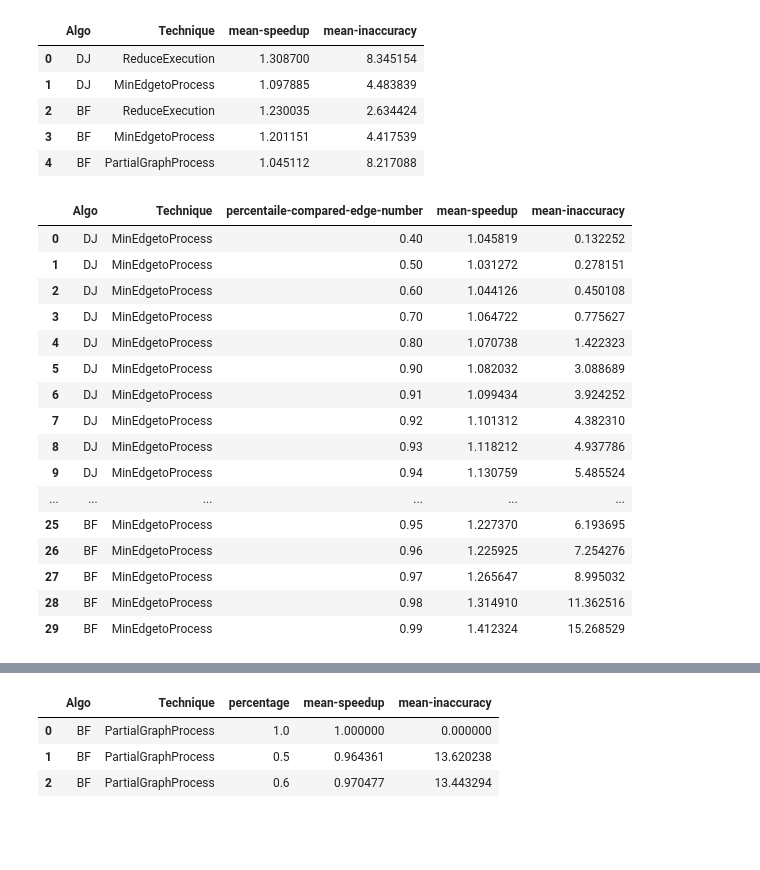
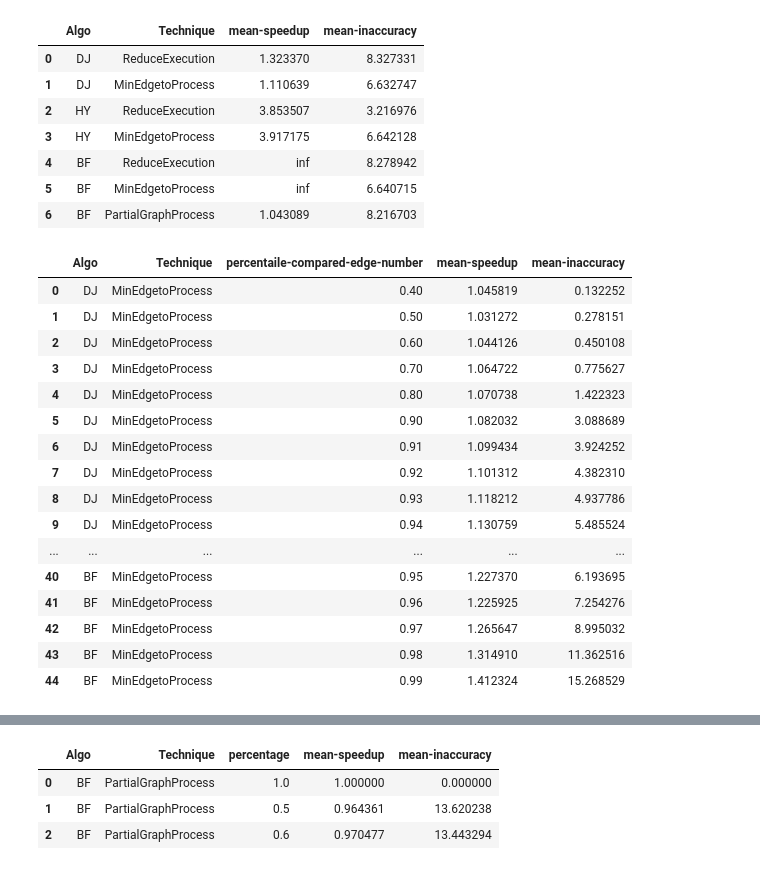
Before and after one commit to busenuraktilav/GPUProject, a Jupyter notebook: model_prediction/graphical_visuals_for_paper.ipynb, the cells around one changed output, grey strips where cells are left out. Drawn from its saved outputs; the diff is of its cells as text; code cells hidden in the pictures; blank space fills up the shorter version.

```diff
--- a/model_prediction/graphical_visuals_for_paper.ipynb
+++ b/model_prediction/graphical_visuals_for_paper.ipynb
@@ -7,11 +7,13 @@ from numpy import std
 import matplotlib.pyplot as plt
 import matplotlib.path as mpath
 # %%
-df_b = pd.read_csv("bellman_ford_performance_results.csv")
-df_d = pd.read_csv("dijkstra_performance_results.csv")
+df_b = pd.read_csv("bellman_performance_results_final.csv")
+df_d = pd.read_csv("dijkstra_performance_results_final.csv")
+df_h = pd.read_csv("hybrid_performance_results_final.csv")
 
 nv_list_b = df_b.vertexNum.unique()
 nv_list_d = df_d.vertexNum.unique()
+nv_list_h = df_h.vertexNum.unique()
 # %%
 ############# BELLMAN-FORD SPEEDUP #############
 
@@ -299,6 +382,35 @@ count = 0.0
 speedupSum = 0.0
 errorSum = 0.0
 for i in minProcessEdge_list_d:
+    for j in i:
+        speedupSum += j[0]
+        errorSum += j[1]
+        count+=1
+
+l.append(speedupSum/count)
+l.append(errorSum/count)
+data.append(l)
+
+
+l = ["HY", "ReduceExecution"]
+count = 0.0
+speedupSum = 0.0
+errorSum = 0.0
+for i in iterationNum_list_h:
+    for j in i:
+        speedupSum += j[0]
+        errorSum += j[1]
+        count+=1
+
+l.append(speedupSum/count)
+l.append(errorSum/count)
+data.append(l)
+
+l = ["HY", "MinEdgetoProcess"]
+count = 0.0
+speedupSum = 0.0
+errorSum = 0.0
+for i in minProcessEdge_list_h:
     for j in i:
         speedupSum += j[0]
         errorSum += j[1]
@@ -330,38 +442,40 @@ errorSum = 0.0
 for i in minProcessEdge_list_b:
     for j in i:
         speedupSum += j[0]
         errorSum += j[1]
         count+=1
 
 l.append(speedupSum/count)
 l.append(errorSum/count)
 data.append(l)
 
 
 l = ["BF", "PartialGraphProcess"]
 count = 0.0
 speedupSum = 0.0
 errorSum = 0.0
 for i in percentage_list_b:
     for j in i:
         speedupSum += j[0]
         errorSum += j[1]
         count+=1
 
 l.append(speedupSum/count)
 l.append(errorSum/count)
 data.append(l)
 
 df = pd.DataFrame(data, columns = ['Algo', 'Technique', 'mean-speedup', 'mean-inaccuracy'])
 
 df
 # %% [output]
 |  | Algo | Technique | mean-speedup | mean-inaccuracy |
-| 0 | DJ | ReduceExecution | 1.308700 | 8.345154 |
-| 1 | DJ | MinEdgetoProcess | 1.097885 | 4.483839 |
-| 2 | BF | ReduceExecution | 1.230035 | 2.634424 |
-| 3 | BF | MinEdgetoProcess | 1.201151 | 4.417539 |
-| 4 | BF | PartialGraphProcess | 1.045112 | 8.217088 |
+| 0 | DJ | ReduceExecution | 1.323370 | 8.327331 |
+| 1 | DJ | MinEdgetoProcess | 1.110639 | 6.632747 |
+| 2 | HY | ReduceExecution | 3.853507 | 3.216976 |
+| 3 | HY | MinEdgetoProcess | 3.917175 | 6.642128 |
+| 4 | BF | ReduceExecution | inf | 8.278942 |
+| 5 | BF | MinEdgetoProcess | inf | 6.640715 |
+| 6 | BF | PartialGraphProcess | 1.043089 | 8.216703 |
 # %%
 data = [];
 p = [0.4, 0.5, 0.6, 0.7, 0.8, 0.9, 0.91, 0.92, 0.93, 0.94, 0.95, 0.96, 0.97, 0.98, 0.99]
@@ -377,6 +491,25 @@ for j in  range(1,16):
 
         speedupSum += minProcessEdge_list_d[i][j][0]
         errorSum += minProcessEdge_list_d[i][j][1]
+
+    l.append(p[j-1])
+    l.append(speedupSum/5)
+    l.append(errorSum/5)
+    data.append(l)
+
+
+
+for j in  range(1,16):
+
+    l = ["HY", "MinEdgetoProcess"]
+    count = 0.0
+    speedupSum = 0.0
+    errorSum = 0.0
+
+    for i in range(0,5):
+
+        speedupSum += minProcessEdge_list_h[i][j][0]
+        errorSum += minProcessEdge_list_h[i][j][1]
 
     l.append(p[j-1])
     l.append(speedupSum/5)
@@ -420,9 +553,9 @@ df
 | 8 | DJ | MinEdgetoProcess | 0.93 | 1.118212 | 4.937786 |
 | 9 | DJ | MinEdgetoProcess | 0.94 | 1.130759 | 5.485524 |
 | ... | ... | ... | ... | ... | ... |
-| 25 | BF | MinEdgetoProcess | 0.95 | 1.227370 | 6.193695 |
-| 26 | BF | MinEdgetoProcess | 0.96 | 1.225925 | 7.254276 |
-| 27 | BF | MinEdgetoProcess | 0.97 | 1.265647 | 8.995032 |
-| 28 | BF | MinEdgetoProcess | 0.98 | 1.314910 | 11.362516 |
-| 29 | BF | MinEdgetoProcess | 0.99 | 1.412324 | 15.268529 |
+| 40 | BF | MinEdgetoProcess | 0.95 | 1.227370 | 6.193695 |
+| 41 | BF | MinEdgetoProcess | 0.96 | 1.225925 | 7.254276 |
+| 42 | BF | MinEdgetoProcess | 0.97 | 1.265647 | 8.995032 |
+| 43 | BF | MinEdgetoProcess | 0.98 | 1.314910 | 11.362516 |
+| 44 | BF | MinEdgetoProcess | 0.99 | 1.412324 | 15.268529 |
 # %%
```
Also changed, not shown: parts of 12 cells of this notebook, 1 other file.
